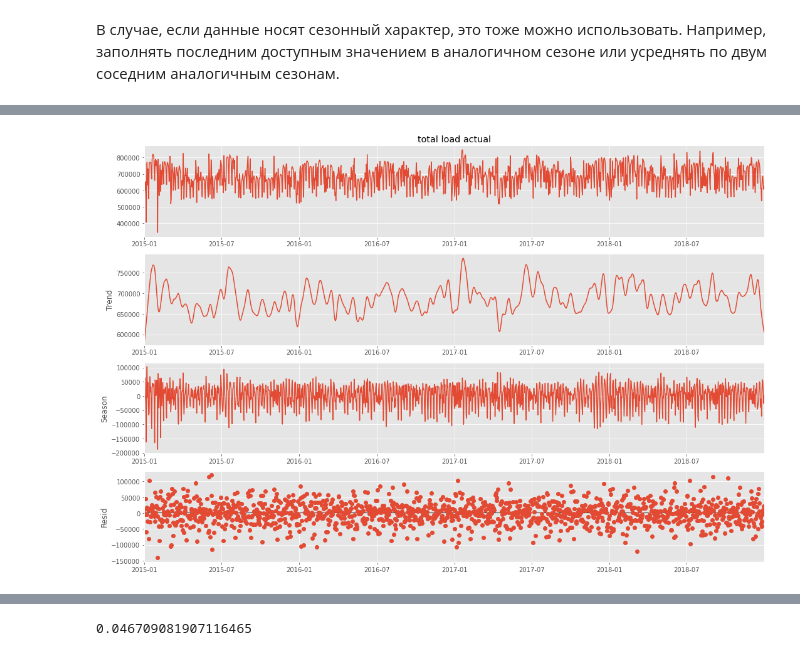
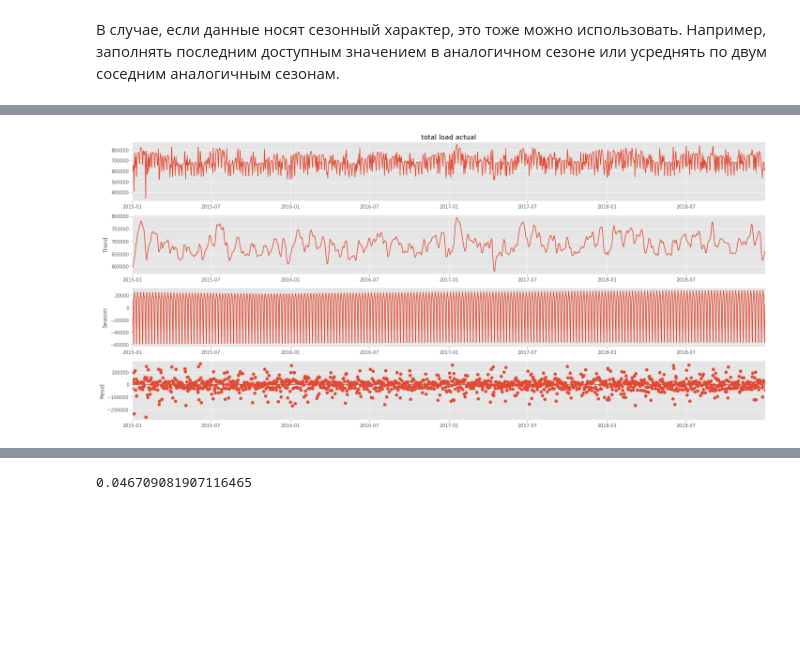
Before and after one commit to Pyatachokk/hse_ts_course, a Jupyter notebook: 2021-spring/seminars/sem_2.ipynb, the cells around one changed output, grey strips where cells are left out. Drawn from its saved outputs; the diff is of its cells as text; code cells hidden in the pictures; blank space fills up the shorter version.

```diff
--- a/2021-spring/seminars/sem_2.ipynb
+++ b/2021-spring/seminars/sem_2.ipynb
@@ -12,6 +12,6 @@
 import pandas as pd
 import matplotlib.pyplot as plt
 plt.style.use('ggplot')
-plt.rcParams["figure.figsize"] = (11,4)
+plt.rcParams["figure.figsize"] = (23,9)
 # %%
 # Читаем данные
@@ -259,7 +259,7 @@ stl = STL(data.loc[:,'pop'].diff().dropna(), seasonal=5)
 res = stl.fit()
 res.plot();
 
-plt.rcParams["figure.figsize"] = (11,4)
+plt.rcParams["figure.figsize"] = (23,9)
 # %% [output]
 [figure]
 # %%
@@ -398,8 +388,6 @@ from catboost import  CatBoostRegressor
 import numpy as np
 
 
-plt.style.use('ggplot')
-plt.rcParams["figure.figsize"] = (11,4)
 
 # Загрузим данные по энергетике
 data = pd.read_csv('data/sem_2/energy_dataset.csv')
@@ -432,11 +423,8 @@ plt.ylabel('МВт');
 # %%
 from statsmodels.tsa.seasonal import STL
-plt.rcParams["figure.figsize"] = (15,10)
 
-stl = STL(target, seasonal=5)
+stl = STL(target, seasonal=365)
 res = stl.fit()
 res.plot();
-
-plt.rcParams["figure.figsize"] = (11,4)
 # %% [output]
-[figure, old version]
+[figure, new version]
```
Also changed, not shown: parts of 31 cells of this notebook, 6 other files.
